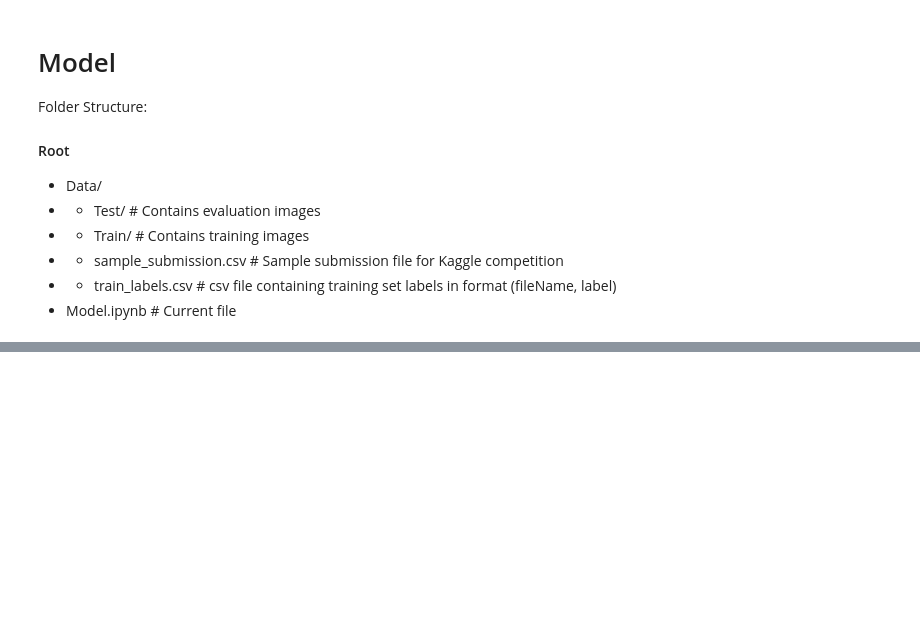
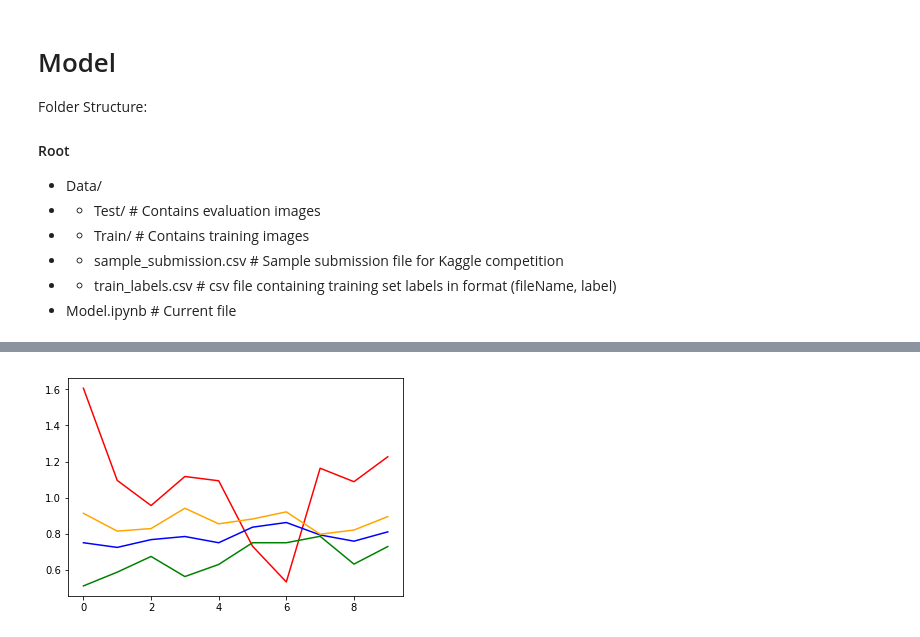
Before and after one commit to jonathan-tan27/ML_Projects, a Jupyter notebook: Final/Model.ipynb, the cells around one changed output, grey strips where cells are left out. Cells and saved outputs as stored; diff of their text form; code cells hidden in the pictures; blank space fills up the shorter version.

```diff
--- a/Final/Model.ipynb
+++ b/Final/Model.ipynb
@@ -347,0 +422,9 @@ tensor(0.7240)
+# %%
+#Dev set plot
+plt.plot(dev_loss_arr, color="red")
+plt.plot(dev_acc_arr, color="blue")
+plt.plot(dev_tpr_arr, color="green")
+plt.plot(dev_tnr_arr, color="orange")
+plt.show()
+# %% [output]
+[figure, added]
```
Also changed, not shown: parts of 15 cells of this notebook, 4 other files.
